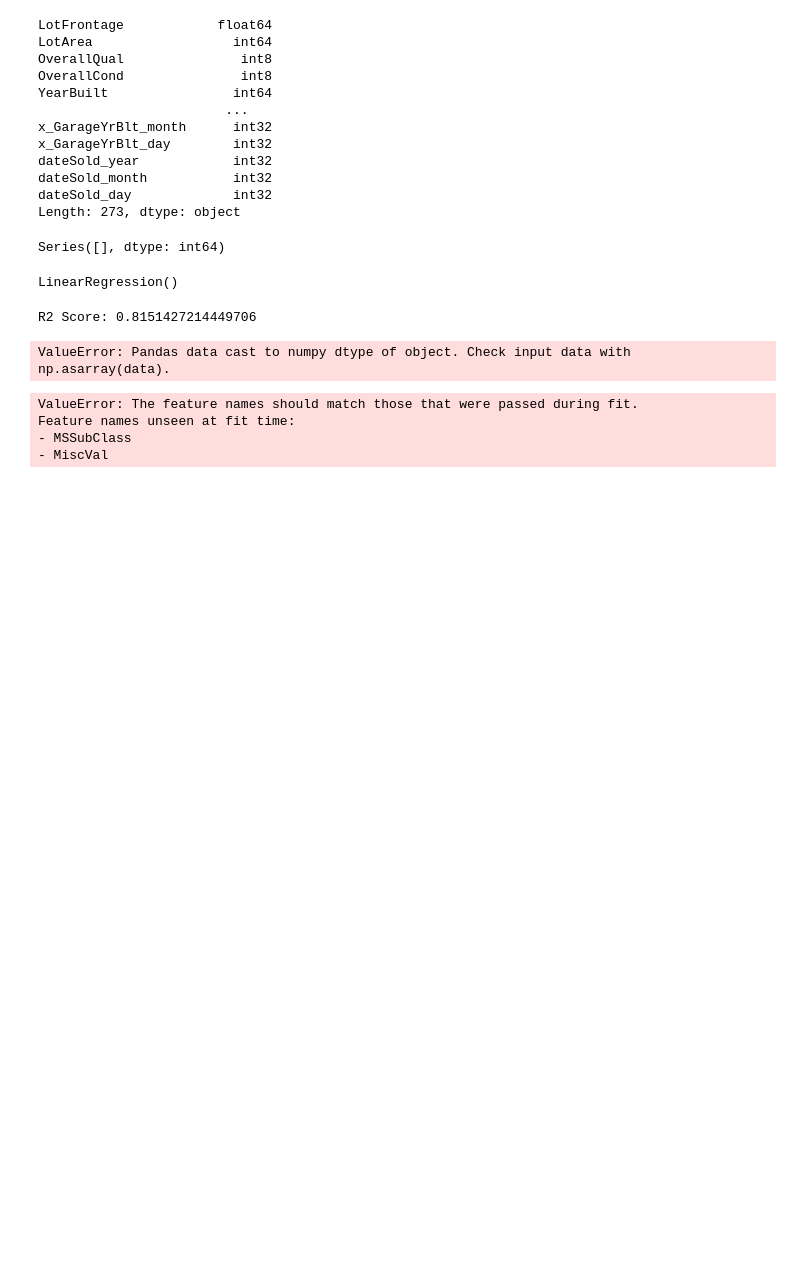
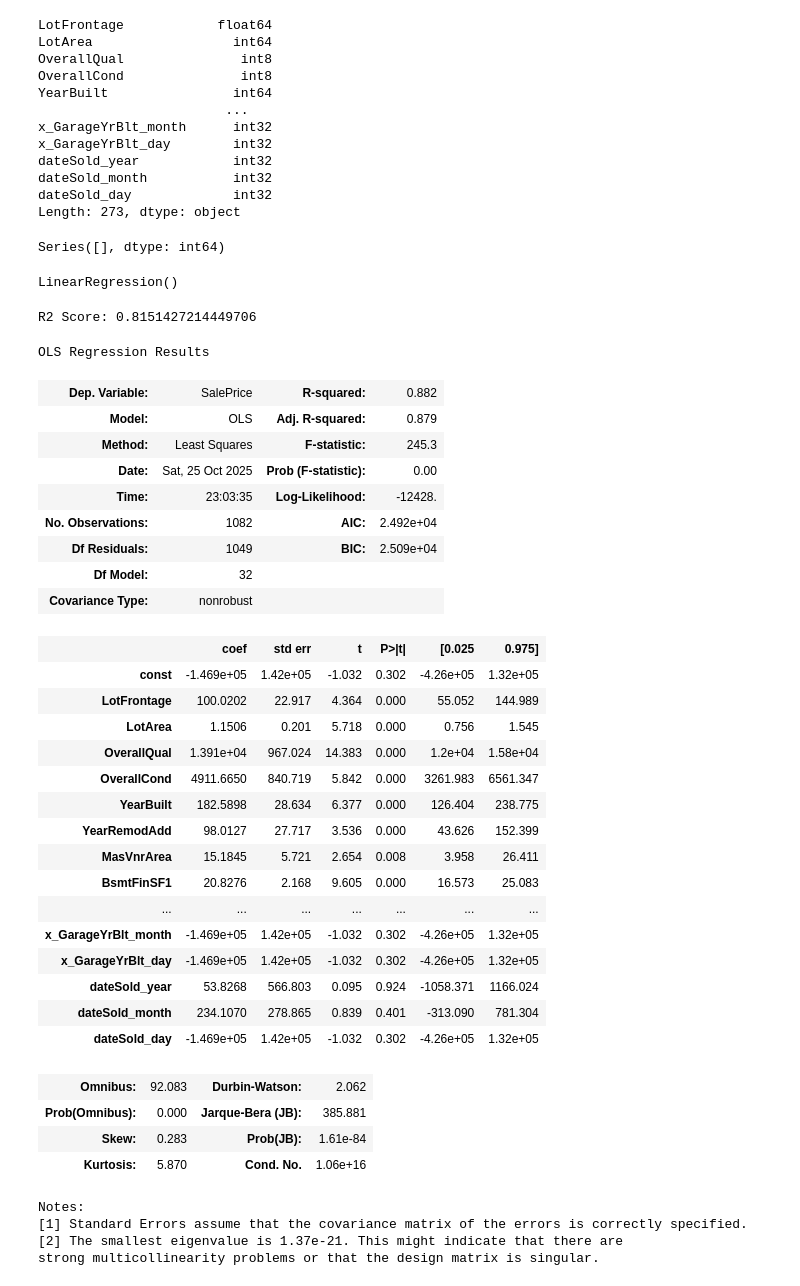
Before and after one commit to igomez10/kaggle, a Jupyter notebook: houseprices/houseprices.ipynb, the cells around one changed output. Cells and saved outputs as stored; diff of their text form; code cells hidden in the pictures; blank space fills up the shorter version.

```diff
--- a/houseprices/houseprices.ipynb
+++ b/houseprices/houseprices.ipynb
@@ -215,7 +256,7 @@ def prepare_data(df: pd.DataFrame) -> pd.DataFrame:
 
     return df
 # %%
-df = prepare_data(df)
+df = prepare_data(df_raw, for_training=True)
 # %%
 df.isnull().sum()
 # %% [output]
@@ -282,27 +323,62 @@ print(f"R2 Score: {r2_score}")
 R2 Score: 0.8151427214449706
 # %%
 # show model summary
-X_train_sm = sm.add_constant(X_train)
-non_numeric = [
-    c for c in X_train.columns if not pd.api.types.is_numeric_dtype(X_train[c])
-]
-model_sm = sm.OLS(y_train, X_train_sm).fit()
+# Ensure only numeric data is passed to statsmodels
+X_train_num = X_train.select_dtypes(include=["number"]).copy()
+X_train_sm = sm.add_constant(X_train_num, has_constant="add")
+model_sm = sm.OLS(y_train, X_train_sm, missing="drop").fit()
 model_sm.summary()
 # %% [output]
-ValueError: Pandas data cast to numpy dtype of object. Check input data with np.asarray(data).
+OLS Regression Results
+| Dep. Variable: | SalePrice | R-squared: | 0.882 |
+| Model: | OLS | Adj. R-squared: | 0.879 |
+| Method: | Least Squares | F-statistic: | 245.3 |
+| Date: | Sat, 25 Oct 2025 | Prob (F-statistic): | 0.00 |
+| Time: | 23:03:35 | Log-Likelihood: | -12428. |
+| No. Observations: | 1082 | AIC: | 2.492e+04 |
+| Df Residuals: | 1049 | BIC: | 2.509e+04 |
+| Df Model: | 32 |  |  |
+| Covariance Type: | nonrobust |  |  |
+|  | coef | std err | t | P>|t| | [0.025 | 0.975] |
+| const | -1.469e+05 | 1.42e+05 | -1.032 | 0.302 | -4.26e+05 | 1.32e+05 |
+| LotFrontage | 100.0202 | 22.917 | 4.364 | 0.000 | 55.052 | 144.989 |
+| LotArea | 1.1506 | 0.201 | 5.718 | 0.000 | 0.756 | 1.545 |
+| OverallQual | 1.391e+04 | 967.024 | 14.383 | 0.000 | 1.2e+04 | 1.58e+04 |
+| OverallCond | 4911.6650 | 840.719 | 5.842 | 0.000 | 3261.983 | 6561.347 |
+| YearBuilt | 182.5898 | 28.634 | 6.377 | 0.000 | 126.404 | 238.775 |
+| YearRemodAdd | 98.0127 | 27.717 | 3.536 | 0.000 | 43.626 | 152.399 |
+| MasVnrArea | 15.1845 | 5.721 | 2.654 | 0.008 | 3.958 | 26.411 |
+| BsmtFinSF1 | 20.8276 | 2.168 | 9.605 | 0.000 | 16.573 | 25.083 |
+| ... | ... | ... | ... | ... | ... | ... |
+| x_GarageYrBlt_month | -1.469e+05 | 1.42e+05 | -1.032 | 0.302 | -4.26e+05 | 1.32e+05 |
+| x_GarageYrBlt_day | -1.469e+05 | 1.42e+05 | -1.032 | 0.302 | -4.26e+05 | 1.32e+05 |
+| dateSold_year | 53.8268 | 566.803 | 0.095 | 0.924 | -1058.371 | 1166.024 |
+| dateSold_month | 234.1070 | 278.865 | 0.839 | 0.401 | -313.090 | 781.304 |
+| dateSold_day | -1.469e+05 | 1.42e+05 | -1.032 | 0.302 | -4.26e+05 | 1.32e+05 |
+| Omnibus: | 92.083 | Durbin-Watson: | 2.062 |
+| Prob(Omnibus): | 0.000 | Jarque-Bera (JB): | 385.881 |
+| Skew: | 0.283 | Prob(JB): | 1.61e-84 |
+| Kurtosis: | 5.870 | Cond. No. | 1.06e+16 |
+Notes:
+[1] Standard Errors assume that the covariance matrix of the errors is correctly specified.
+[2] The smallest eigenvalue is 1.37e-21. This might indicate that there are
+strong multicollinearity problems or that the design matrix is singular.
 # %%
 # load test data
 df_test = pd.read_csv("data/test.csv")
-# df_test = prepare_data(df_test)
+# apply the same preprocessing in inference mode
+df_test_prep = prepare_data(df_test, for_training=False)
+
+# align columns with training features used by the model
+X_cols = X.columns  # columns used to fit the sklearn model
+X_test_final = df_test_prep.reindex(columns=X_cols, fill_value=0)
+
+# impute any remaining NaNs with training medians
+training_medians = X.median(numeric_only=True)
+X_test_final = X_test_final.fillna(training_medians)
+
 # make predictions on test data
-X_test_final = df_test.select_dtypes(include=["number"]).drop(columns=["Id"])
-
 predictions = model.predict(X_test_final)
 # output predictions to csv
-output = pd.DataFrame({"Id": df_test.Id, "SalePrice": predictions})
+output = pd.DataFrame({"Id": df_test["Id"], "SalePrice": predictions})
 output.to_csv("data/submission.csv", index=False)
-# %% [output]
-ValueError: The feature names should match those that were passed during fit.
-Feature names unseen at fit time:
-- MSSubClass
-- MiscVal
```
Also changed, not shown: parts of 1 cell of this notebook, 1 other file.
